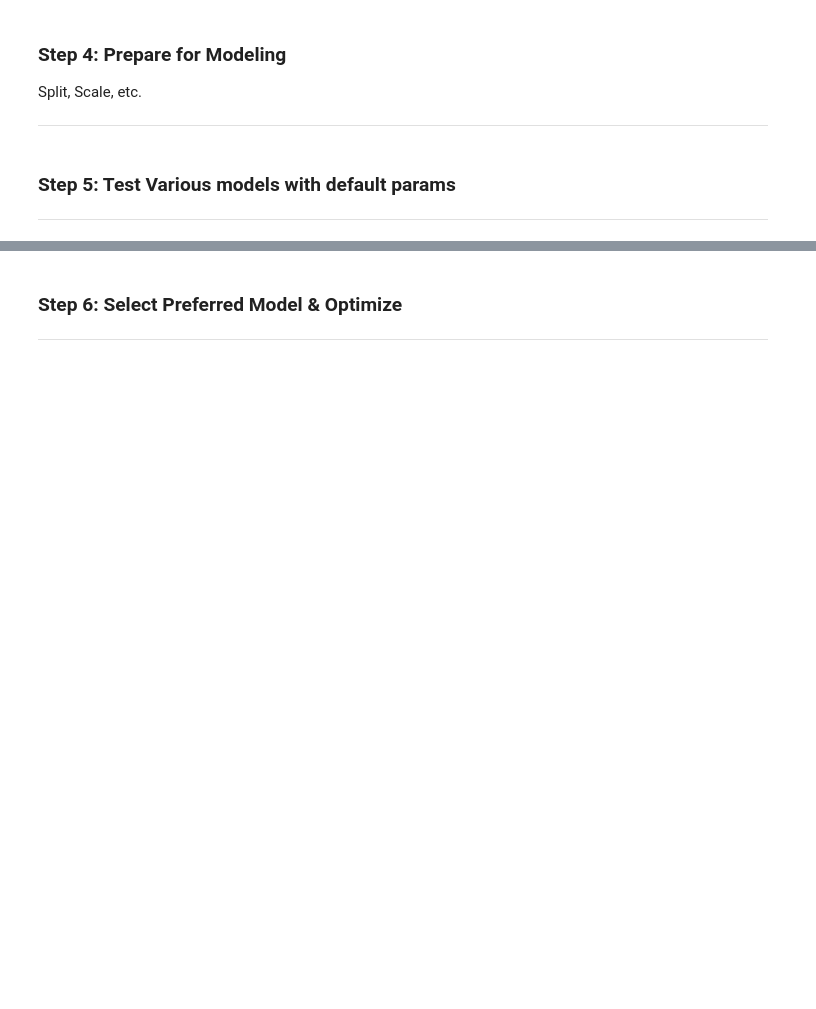
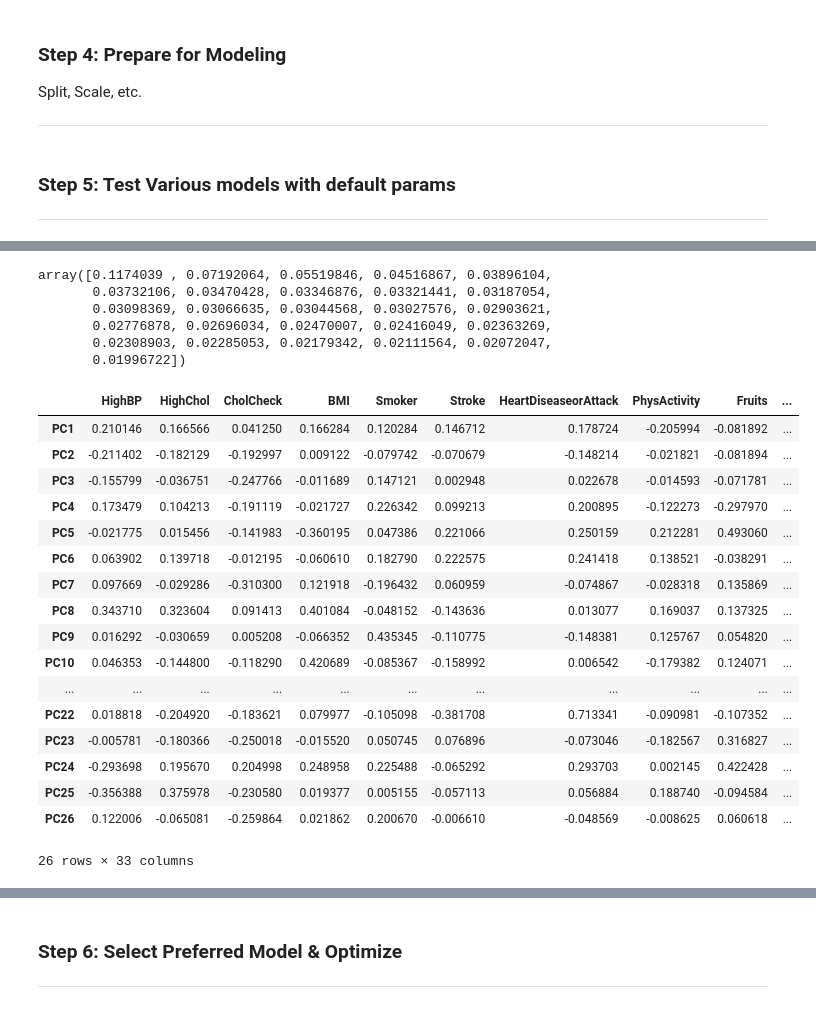
Before and after one commit to mdipinto1/m.c-squared-2, a Jupyter notebook: Planning_notebook.ipynb, the cells around one changed output, grey strips where cells are left out. Cells and saved outputs as stored; diff of their text form; code cells hidden in the pictures; blank space fills up the shorter version.

```diff
--- a/Planning_notebook.ipynb
+++ b/Planning_notebook.ipynb
@@ -67,6 +73,9 @@ X_train, X_test, y_train, y_test = train_test_split(X, y, random_state=0)
 # %%
 #oversample the minority class
-ros = RandomOverSampler(random_state=0)
-X_oversampled, y_oversampled = ros.fit_resample(X_train, y_train)
+ros_multiclass = RandomOverSampler(random_state=0)
+X_oversampled_multiclass, y_oversampled_multiclass = ros_multiclass.fit_resample(X_train_multiclass, y_train_multiclass)
+
+ros_binary = RandomOverSampler(random_state=0)
+X_oversampled_binary, y_oversampled_binary = ros_binary.fit_resample(X_train_binary, y_train_binary)
 # %%
 #undersample the majority class
@@ -193,0 +199,35 @@ weighted avg       0.85      0.60      0.69     61743
+# %%
+pca.explained_variance_ratio_
+# %% [output]
+array([0.1174039 , 0.07192064, 0.05519846, 0.04516867, 0.03896104,
+       0.03732106, 0.03470428, 0.03346876, 0.03321441, 0.03187054,
+       0.03098369, 0.03066635, 0.03044568, 0.03027576, 0.02903621,
+       0.02776878, 0.02696034, 0.02470007, 0.02416049, 0.02363269,
+       0.02308903, 0.02285053, 0.02179342, 0.02111564, 0.02072047,
+       0.01996722])
+# %%
+components = pca.components_
+
+feature_names = list(X_multiclass.columns)
+components_df = pd.DataFrame(components, columns=feature_names, index=[f'PC{i+1}' for i in range(components.shape[0])])
+
+components_df
+# %% [output]
+|  | HighBP | HighChol | CholCheck | BMI | Smoker | Stroke | HeartDiseaseorAttack | PhysActivity | Fruits | ... |
+| PC1 | 0.210146 | 0.166566 | 0.041250 | 0.166284 | 0.120284 | 0.146712 | 0.178724 | -0.205994 | -0.081892 | ... |
+| PC2 | -0.211402 | -0.182129 | -0.192997 | 0.009122 | -0.079742 | -0.070679 | -0.148214 | -0.021821 | -0.081894 | ... |
+| PC3 | -0.155799 | -0.036751 | -0.247766 | -0.011689 | 0.147121 | 0.002948 | 0.022678 | -0.014593 | -0.071781 | ... |
+| PC4 | 0.173479 | 0.104213 | -0.191119 | -0.021727 | 0.226342 | 0.099213 | 0.200895 | -0.122273 | -0.297970 | ... |
+| PC5 | -0.021775 | 0.015456 | -0.141983 | -0.360195 | 0.047386 | 0.221066 | 0.250159 | 0.212281 | 0.493060 | ... |
+| PC6 | 0.063902 | 0.139718 | -0.012195 | -0.060610 | 0.182790 | 0.222575 | 0.241418 | 0.138521 | -0.038291 | ... |
+| PC7 | 0.097669 | -0.029286 | -0.310300 | 0.121918 | -0.196432 | 0.060959 | -0.074867 | -0.028318 | 0.135869 | ... |
+| PC8 | 0.343710 | 0.323604 | 0.091413 | 0.401084 | -0.048152 | -0.143636 | 0.013077 | 0.169037 | 0.137325 | ... |
+| PC9 | 0.016292 | -0.030659 | 0.005208 | -0.066352 | 0.435345 | -0.110775 | -0.148381 | 0.125767 | 0.054820 | ... |
+| PC10 | 0.046353 | -0.144800 | -0.118290 | 0.420689 | -0.085367 | -0.158992 | 0.006542 | -0.179382 | 0.124071 | ... |
+| ... | ... | ... | ... | ... | ... | ... | ... | ... | ... | ... |
+| PC22 | 0.018818 | -0.204920 | -0.183621 | 0.079977 | -0.105098 | -0.381708 | 0.713341 | -0.090981 | -0.107352 | ... |
+| PC23 | -0.005781 | -0.180366 | -0.250018 | -0.015520 | 0.050745 | 0.076896 | -0.073046 | -0.182567 | 0.316827 | ... |
+| PC24 | -0.293698 | 0.195670 | 0.204998 | 0.248958 | 0.225488 | -0.065292 | 0.293703 | 0.002145 | 0.422428 | ... |
+| PC25 | -0.356388 | 0.375978 | -0.230580 | 0.019377 | 0.005155 | -0.057113 | 0.056884 | 0.188740 | -0.094584 | ... |
+| PC26 | 0.122006 | -0.065081 | -0.259864 | 0.021862 | 0.200670 | -0.006610 | -0.048569 | -0.008625 | 0.060618 | ... |
+26 rows × 33 columns
```
Also changed, not shown: parts of 29 cells of this notebook, 2 other files.
